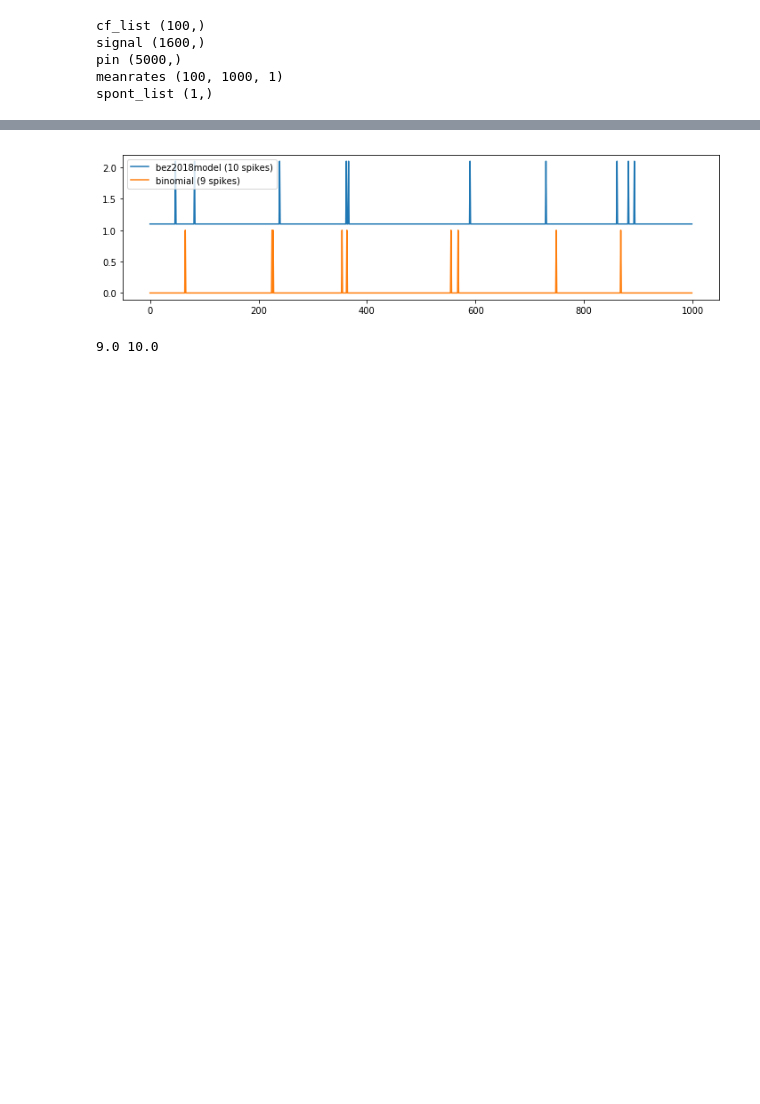
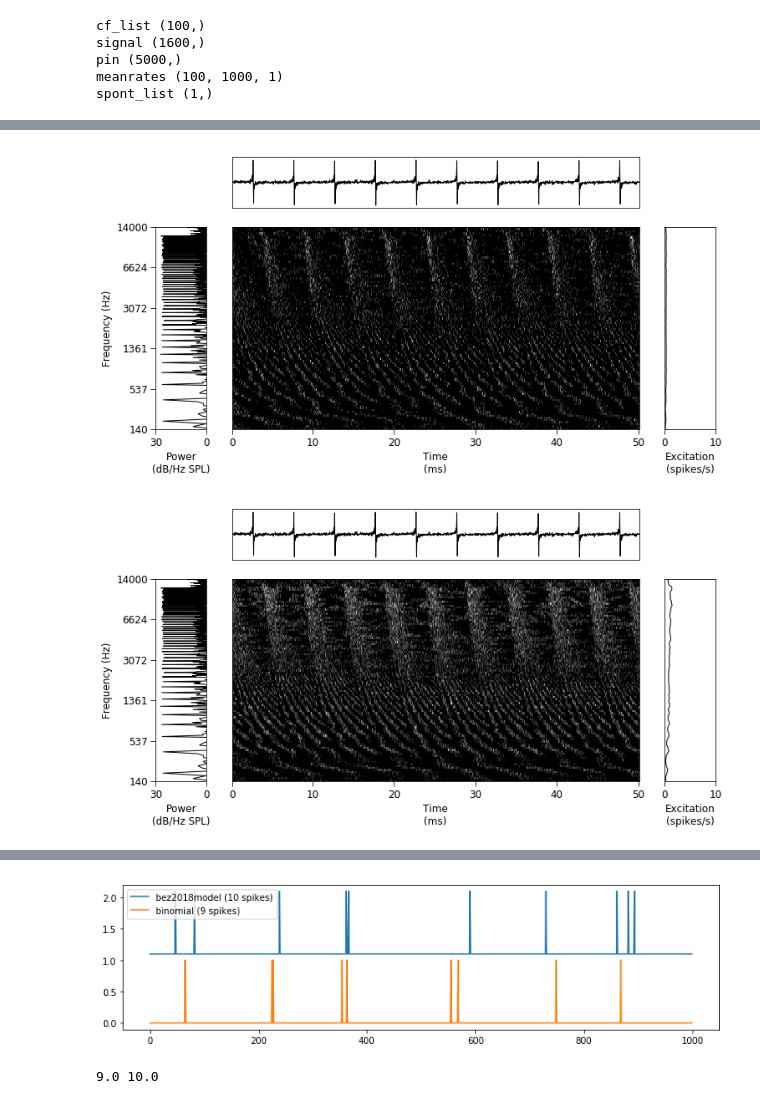
Before and after one commit to msaddler/bez2018model, a Jupyter notebook: notebook_debug_bez2018model.ipynb, the cells around one changed output, grey strips where cells are left out. Cells and saved outputs as stored; diff of their text form; code cells hidden in the pictures; blank space fills up the shorter version.

```diff
--- a/notebook_debug_bez2018model.ipynb
+++ b/notebook_debug_bez2018model.ipynb
@@ -453,7 +368,7 @@ importlib.reload(bez2018model)
 kwargs_nervegram_meanrates = {
     'nervegram_params': {
         'dur': 0.050,
-        'fs': 20e3,
+        'fs': 10e3,
         'buffer_start_dur': 0.07,
         'buffer_end_dur': 0.01,
     },
@@ -515,0 +449,54 @@ fig, ax = make_plot(out_dict['signal_fs'],
+# %%
+figsize=(12, 6)
+nrows=2
+ncols=3
+gridspec_kw = {
+    'wspace': 0.15,
+    'hspace': 0.15,
+    'width_ratios': [1, 8, 1],
+    'height_ratios': [1, 4],
+}
+
+
+waveform = out_dict['signal']
+sr_waveform = out_dict['signal_fs']
+nervegram = np.sum(out_dict['nervegram_psth'][:, :, :, 0:200], axis=-1)
+# nervegram = np.sum(nervegram_binomial[:, :, :, 0:200], axis=-1)
+# nervegram = out_dict['nervegram_meanrates']
+sr_nervegram = out_dict['nervegram_fs']
+
+fig, ax_arr = plt.subplots(nrows=nrows, ncols=ncols, figsize=figsize, gridspec_kw=gridspec_kw)
+util_figures.make_stimulus_summary_plot(ax_arr,
+                                        ax_idx_waveform=1,
+                                        ax_idx_spectrum=3,
+                                        ax_idx_nervegram=4,
+                                        ax_idx_excitation=5,
+                                        waveform=waveform,
+                                        nervegram=nervegram,
+                                        sr_waveform=sr_waveform,
+                                        sr_nervegram=sr_nervegram,
+                                        cfs=out_dict['cf_list'])
+plt.tight_layout()
+plt.show()
+
+
+
+
+nervegram = np.sum(nervegram_binomial[:, :, :, 0:200], axis=-1)
+
+fig, ax_arr = plt.subplots(nrows=nrows, ncols=ncols, figsize=figsize, gridspec_kw=gridspec_kw)
+util_figures.make_stimulus_summary_plot(ax_arr,
+                                        ax_idx_waveform=1,
+                                        ax_idx_spectrum=3,
+                                        ax_idx_nervegram=4,
+                                        ax_idx_excitation=5,
+                                        waveform=waveform,
+                                        nervegram=nervegram,
+                                        sr_waveform=sr_waveform,
+                                        sr_nervegram=sr_nervegram,
+                                        cfs=out_dict['cf_list'])
+plt.tight_layout()
+plt.show()
+# %% [output]
+[figure, added]
+[figure, added]
```
Also changed, not shown: parts of 6 cells of this notebook.
